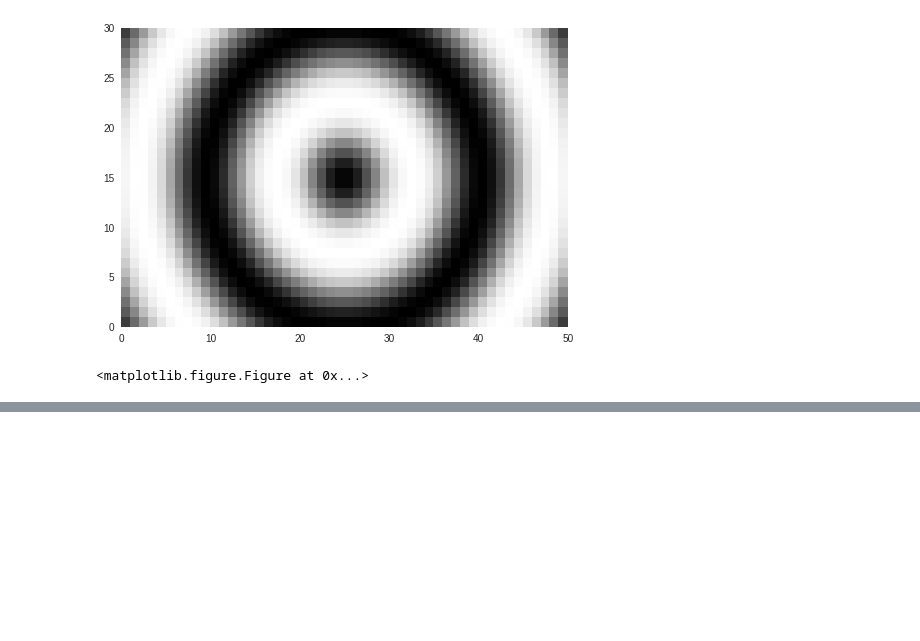
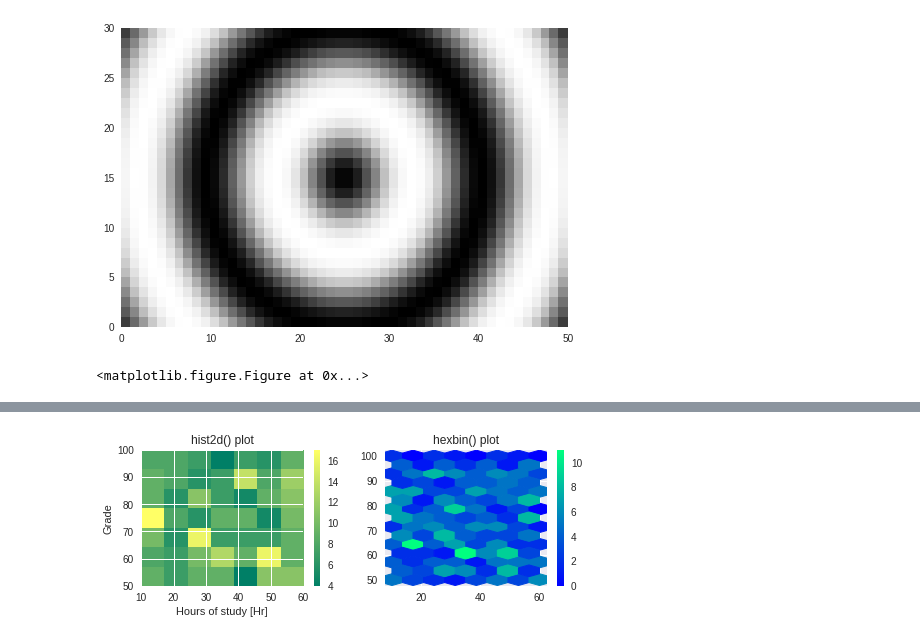
Before and after one commit to saadkattan/python-visualization, a Jupyter notebook: 2d-plotting.ipynb, the cells around one changed output, grey strips where cells are left out. Cells and saved outputs as stored; diff of their text form; code cells hidden in the pictures; blank space fills up the shorter version.

```diff
--- a/2d-plotting.ipynb
+++ b/2d-plotting.ipynb
@@ -45,0 +122,26 @@ plt.savefig('sine_mesh.png')
+# %%
+# Using hist2d and hexbin
+# x,y are same-length vectors
+import matplotlib.pyplot as plt
+x = np.random.randint(0, 60, 1000) # generating student hours
+y = np.random.randint(0, 100, 1000) #  generating students grades
+
+plt.subplot(2,2,1)
+# Generate a 2-D histogram : hist of students with min of 10 hrs and 50 points.
+plt.hist2d(x, y, bins =(7,7), range = ((10, 60), (50, 100)), cmap= 'summer') # or bins=7
+# Add a color bar to the histogram
+plt.colorbar()
+# Add labels, title, and display the plot
+plt.xlabel('Hours of study [Hr]')
+plt.ylabel('Grade')
+plt.title('hist2d() plot')
+
+plt.subplot(2,2,2)
+# Generate a 2d histogram with hexagonal bins
+plt.hexbin(x, y, gridsize=(7, 7), extent = (10, 60, 50, 100), cmap='winter')
+plt.colorbar()
+plt.title('hexbin() plot')
+
+plt.show()
+# %% [output]
+[figure, added]
```
Also changed, not shown: parts of 4 cells of this notebook.
